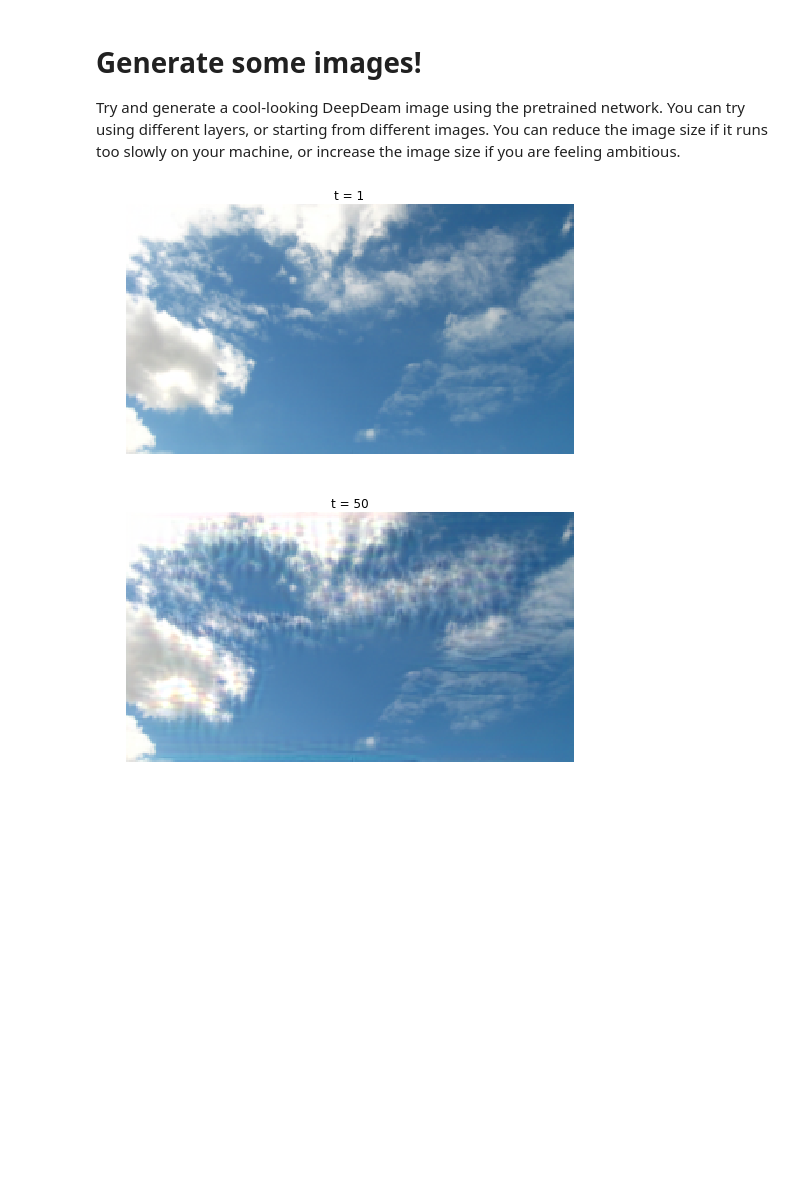
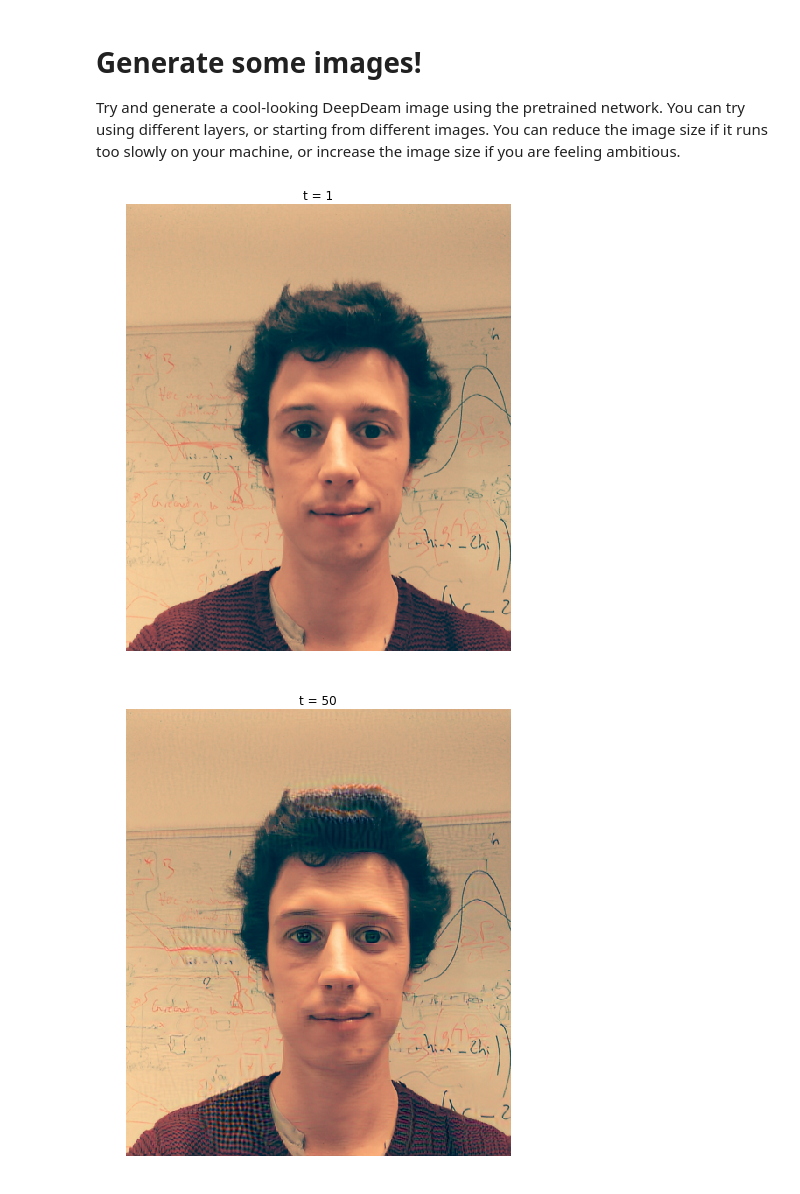
Before and after one commit to cthorey/CS231, a Jupyter notebook: assignment3/ImageGeneration.ipynb, the cells around one changed output. Drawn from its saved outputs; the diff is of its cells as text; code cells hidden in the pictures; blank space fills up the shorter version.

```diff
--- a/assignment3/ImageGeneration.ipynb
+++ b/assignment3/ImageGeneration.ipynb
@@ -415,27 +415,27 @@ Try and generate a cool-looking DeepDeam image using the pretrained network. You
 # %%
 def read_image(filename, max_size):
   """
   Read an image from disk and resize it so its larger side is max_size
   """
   img = imread(filename)
   H, W, _ = img.shape
   if H >= W:
     img = imresize(img, (max_size, int(W * float(max_size) / H)))
   elif H < W:
     img = imresize(img, (int(H * float(max_size) / W), max_size))
   return img
 
-filename = 'sky.jpg'
-max_size = 256
+filename = 'me.jpg'
+max_size = 512
 img = read_image(filename, max_size)
 plt.imshow(img)
 plt.axis('off')
 
 # Preprocess the image by converting to float, transposing,
 # and performing mean subtraction.
 img_pre = preprocess_image(img, data['mean_image'], mean='pixel')
 
 out = deepdream(img_pre, 6, model, learning_rate=1000,show_every =50)
 # %% [output]
-[figure, old version]
+[figure, new version]
-[figure, old version]
+[figure, new version]
```
Also changed, not shown: parts of 3 cells of this notebook, 2 other files.
